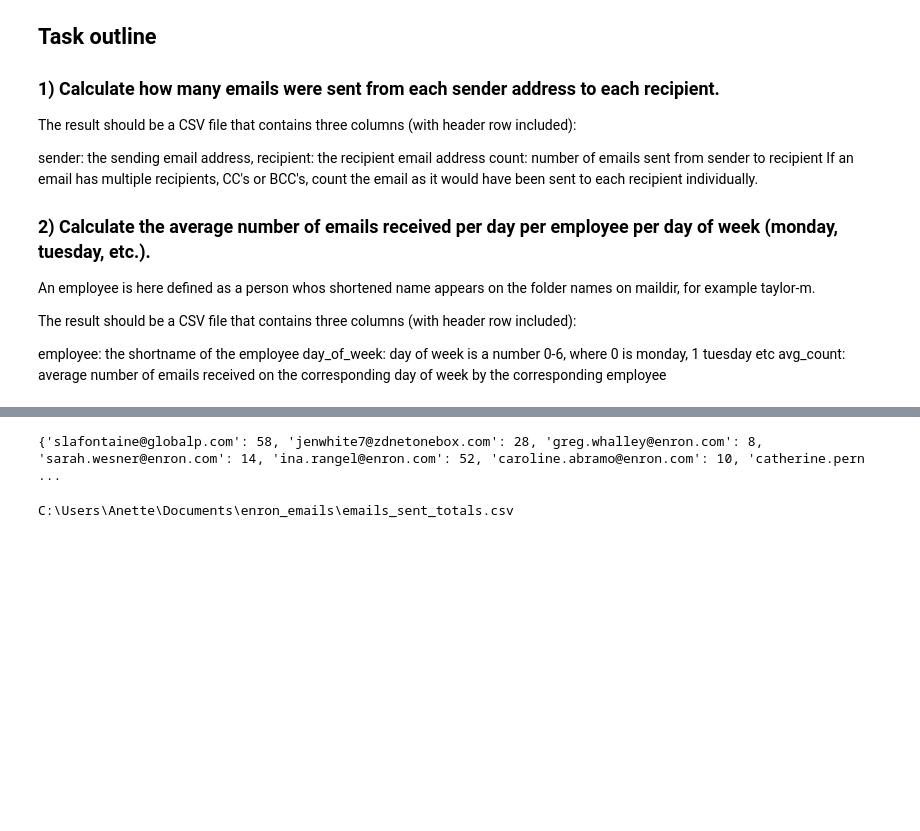
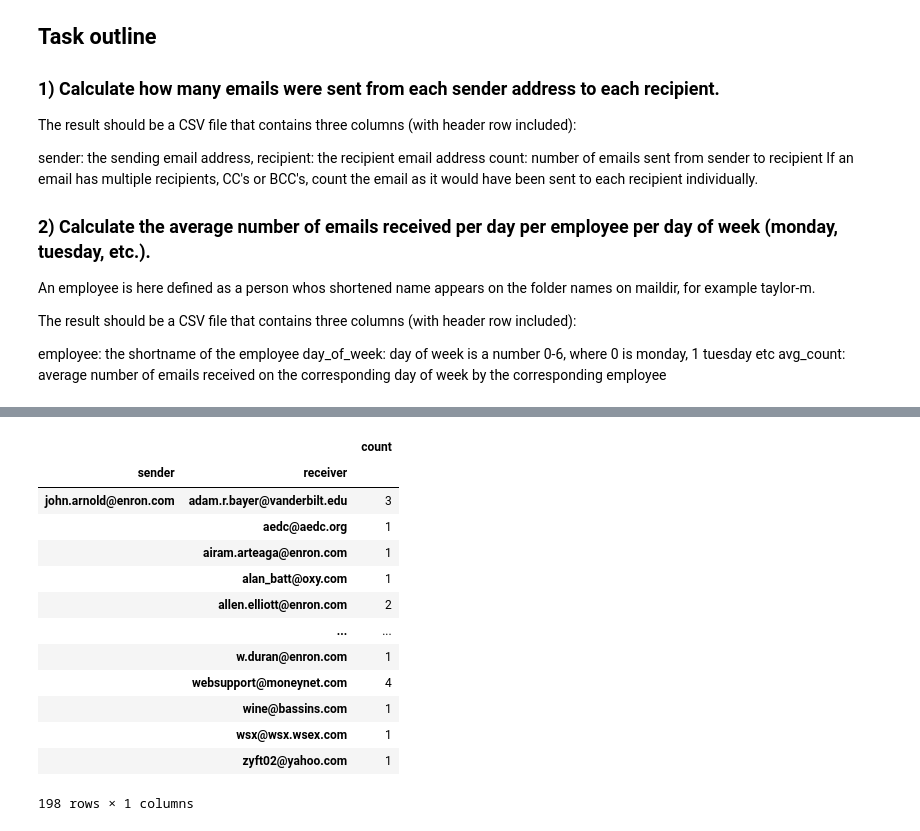
Before and after one commit to Karhun/enron_emails, a Jupyter notebook: Enron_emails.ipynb, the cells around one changed output, grey strips where cells are left out. Saved outputs shown, nothing was run; the diff lists cells and outputs as text; code cells hidden in the pictures; blank space fills up the shorter version.

```diff
--- a/Enron_emails.ipynb
+++ b/Enron_emails.ipynb
@@ -132,5 +133,8 @@ dataframe
 814 rows × 2 columns
 # %%
-# split multiple receivers into rows
-
+# split multiple receivers into rows, add column names again as they disappeared in
+# in the concat method, change the columns order back to original: sender,receiver format.
 splitted_receivers_df = pd.concat([pd.Series(row['sender'], row['receiver'].split(', ')) for _, row in dataframe.iterrows()]).reset_index()
+splitted_receivers_df.columns =['receiver', 'sender']
+splitted_receivers_df = splitted_receivers_df.reindex(columns=['sender', 'receiver'])
+splitted_receivers_df
@@ -182,14 +155,26 @@ splitted_receivers_df = pd.concat([pd.Series(row['sender'], row['receiver'].spli
 # %%
 # Counts together how many times certain email address in mentioned in the list
 # of sended emails.
-counter_dict = {name:receiver_list.count(name) for name in receiver_list}
-
-# TODO: sort dict with keys
-# sorted_dict = sorted(counter_dict, key=str.lower)
-
-print(counter_dict, len(counter_dict))
+counted_data = splitted_receivers_df.pivot_table(index=['sender', 'receiver'], aggfunc='size')
+counted_data = pd.DataFrame(counted_data)
+counted_data.rename(columns={0:'count'}, inplace=True)
+# print(counted_data.columns)
+counted_data
 # %% [output]
+|  |  | count |
+| sender | receiver |  |
+| john.arnold@enron.com | adam.r.bayer@vanderbilt.edu | 3 |
+|  | aedc@aedc.org | 1 |
+|  | airam.arteaga@enron.com | 1 |
+|  | alan_batt@oxy.com | 1 |
+|  | allen.elliott@enron.com | 2 |
+|  | ... | ... |
+|  | w.duran@enron.com | 1 |
+|  | websupport@moneynet.com | 4 |
+|  | wine@bassins.com | 1 |
+|  | wsx@wsx.wsex.com | 1 |
+|  | zyft02@yahoo.com | 1 |
-{'slafontaine@globalp.com': 58, 'jenwhite7@zdnetonebox.com': 28, 'greg.whalley@enron.com': 8, 'sarah.wesner@enron.com': 14, 'ina.rangel@enron.com': 52, 'caroline.abramo@enron.com': 10, 'catherine.pern ...
+198 rows × 1 columns
 # %%
 # Root file for csv files
 root_file_for_csv = r'C:\Users\Anette\Documents\enron_emails'
@@ -197,9 +182,6 @@ root_file_for_csv = r'C:\Users\Anette\Documents\enron_emails'
 # Write pd.dataframe into new scv file
 # emails_sent_totals to csv
 # adding tuple dataframe into csv for test.
-# TODO: add counter
 csv_file_root = os.path.join(root_file_for_csv, 'emails_sent_totals.csv')
-print(csv_file_root)
-splitted_receivers_df.to_csv(csv_file_root)
+# print(csv_file_root)
+counted_data.to_csv(csv_file_root)
-# %% [output]
-C:\Users\Anette\Documents\enron_emails\emails_sent_totals.csv
```
Also changed, not shown: parts of 5 cells of this notebook, 1 other file.
